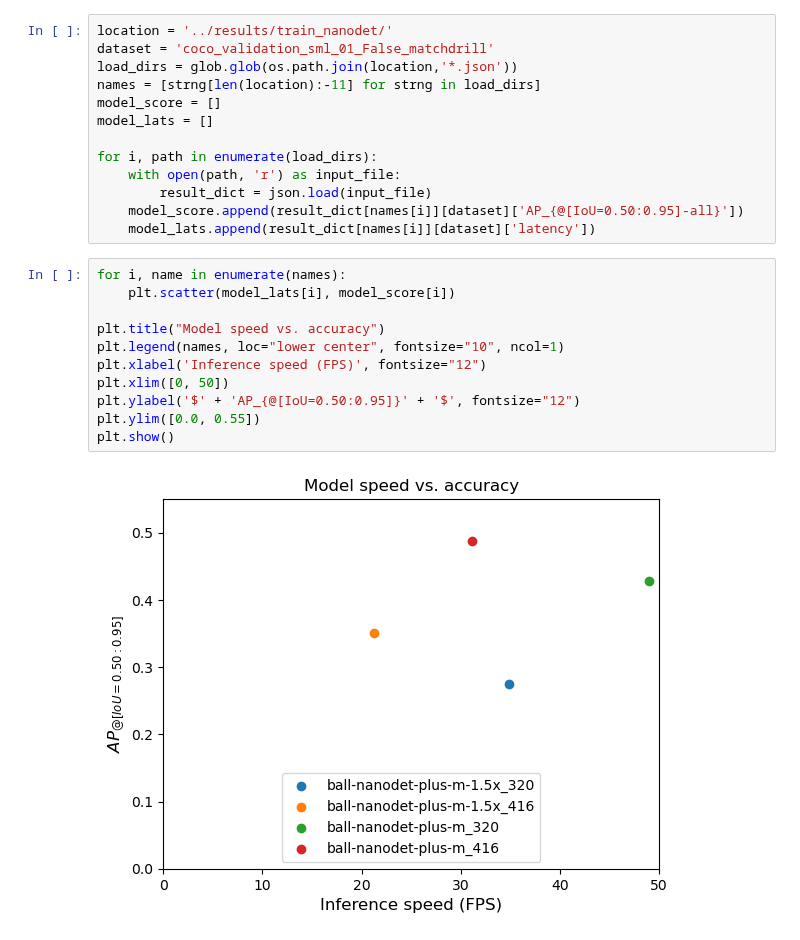
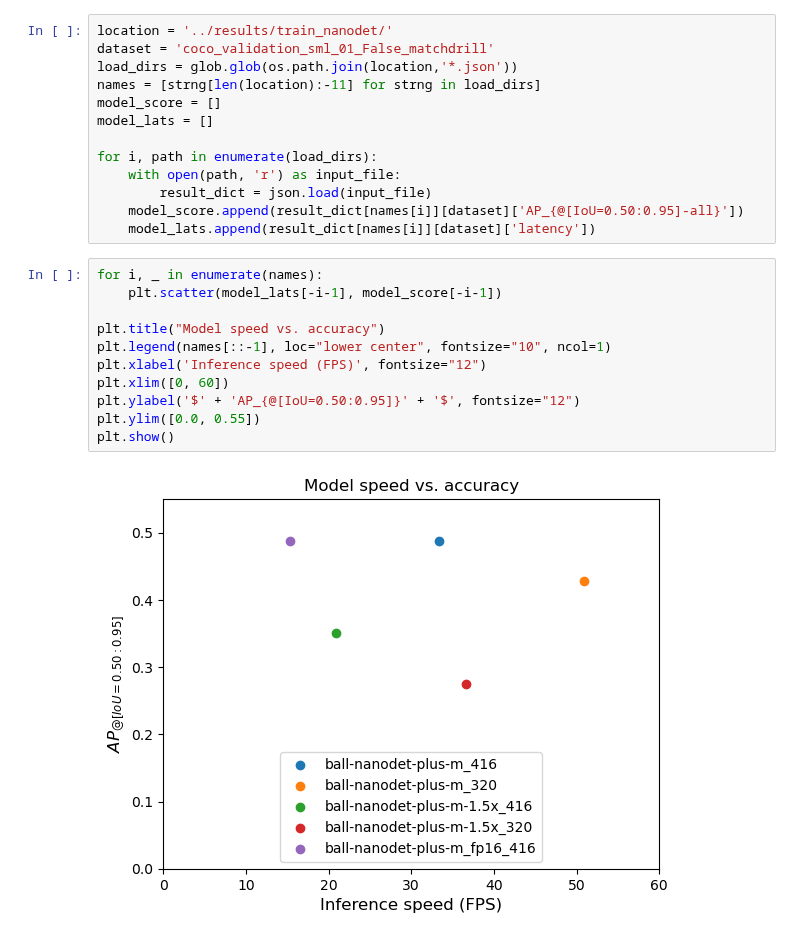
Before and after one commit to 262882/msc_detector_evaluation, a Jupyter notebook: notebook/nanodet_tune.ipynb, the cells around one changed output. Drawn from its saved outputs; the diff is of its cells as text.

Commit message:
Add quantized model

```diff
--- a/notebook/nanodet_tune.ipynb
+++ b/notebook/nanodet_tune.ipynb
@@ -56,15 +56,15 @@ for i, path in enumerate(load_dirs):
     model_score.append(result_dict[names[i]][dataset]['AP_{@[IoU=0.50:0.95]-all}'])
     model_lats.append(result_dict[names[i]][dataset]['latency'])
 # %%
-for i, name in enumerate(names):
-    plt.scatter(model_lats[i], model_score[i])
+for i, _ in enumerate(names):
+    plt.scatter(model_lats[-i-1], model_score[-i-1])
 
 plt.title("Model speed vs. accuracy")
-plt.legend(names, loc="lower center", fontsize="10", ncol=1)
+plt.legend(names[::-1], loc="lower center", fontsize="10", ncol=1)
 plt.xlabel('Inference speed (FPS)', fontsize="12")
-plt.xlim([0, 50])
+plt.xlim([0, 60])
 plt.ylabel('$' + 'AP_{@[IoU=0.50:0.95]}' + '$', fontsize="12")
 plt.ylim([0.0, 0.55])
 plt.show()
 # %% [output]
-[figure, old version]
+[figure, new version]
```
Also changed, not shown: 7 other files.
